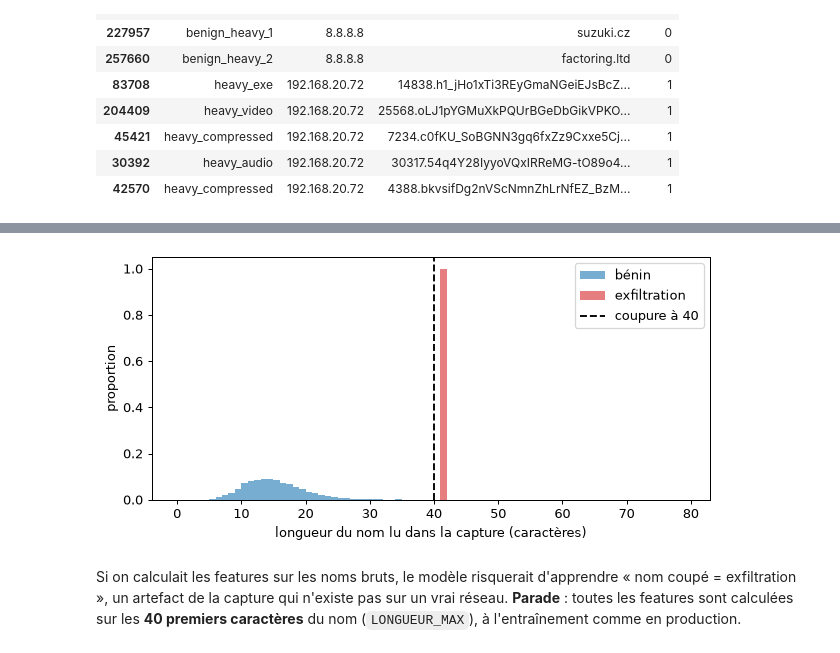
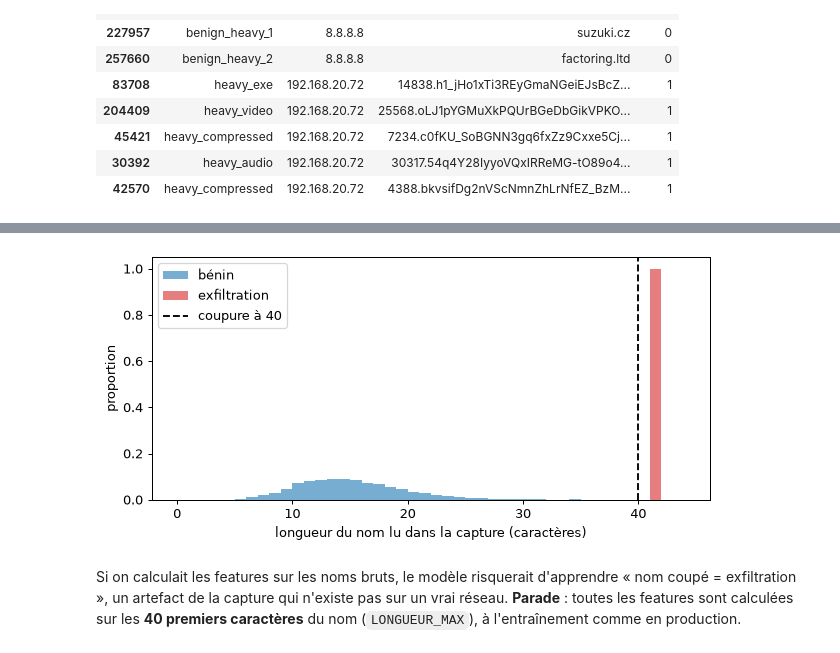
Before and after one commit to PabloHavane/exfildns, a Jupyter notebook: notebooks/methodologie.ipynb, the cells around one changed output, grey strips where cells are left out. Saved outputs shown, nothing was run; the diff lists cells and outputs as text; code cells hidden in the pictures.

```diff
--- a/notebooks/methodologie.ipynb
+++ b/notebooks/methodologie.ipynb
@@ -127,17 +128,17 @@ coupées, presque aucune requête bénigne ne l'est.
 # %%
 longueur = df["qname"].str.len()
 fig, ax = plt.subplots(figsize=(8, 3.5))
 for label, nom, couleur in ((0, "bénin", "tab:blue"), (1, "exfiltration", "tab:red")):
     longueur[df["label"] == label].plot.hist(
-        bins=range(0, 80), alpha=0.6, density=True, label=nom, color=couleur, ax=ax
+        bins=range(0, 45), alpha=0.6, density=True, label=nom, color=couleur, ax=ax
     )
 ax.axvline(LONGUEUR_MAX, color="black", linestyle="--", label=f"coupure à {LONGUEUR_MAX}")
 ax.set_xlabel("longueur du nom lu dans la capture (caractères)")
 ax.set_ylabel("proportion")
 ax.legend()
 plt.show()
 # %% [output]
-[figure, old version]
+[figure, new version]
 # %% [markdown]
 Si on calculait les features sur les noms bruts, le modèle risquerait d'apprendre
 « nom coupé = exfiltration », un artefact de la capture qui n'existe pas sur un vrai réseau.
```
Also changed, not shown: parts of 4 cells of this notebook.
